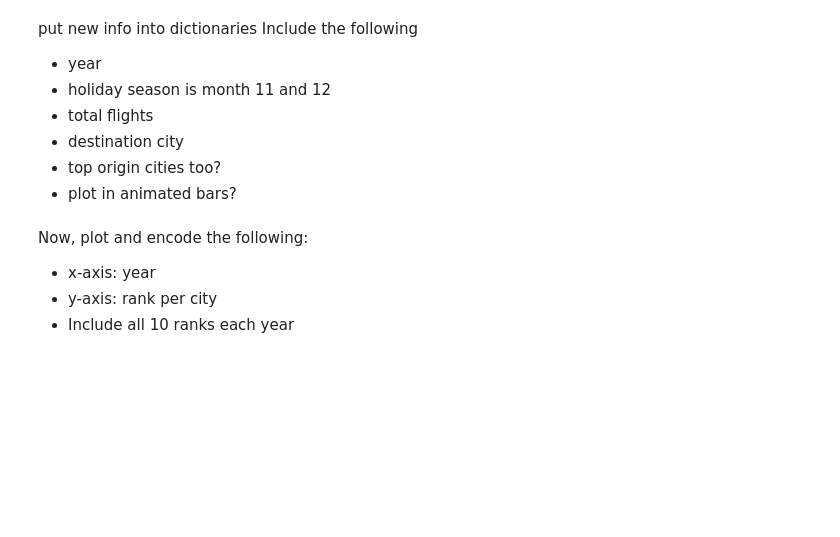
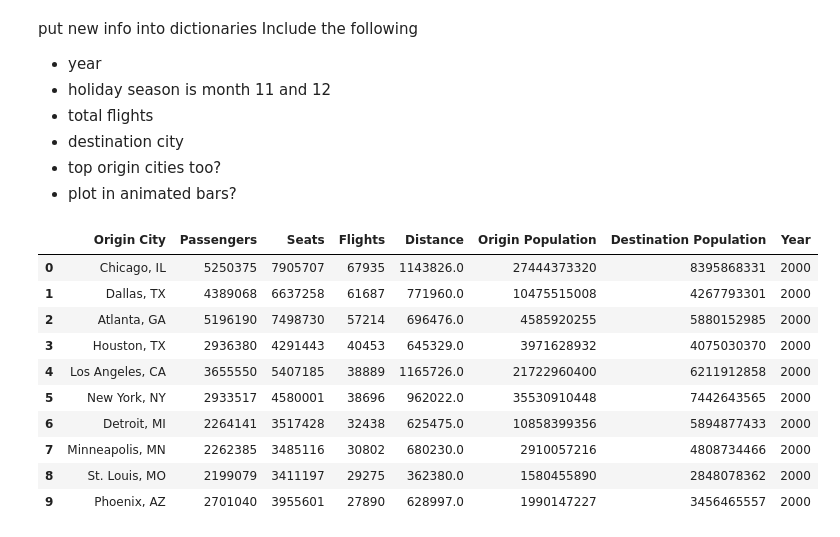
Before and after one commit to SpecCRA/swd_dec18_submission, a Jupyter notebook: exploration_script.ipynb, the cells around one changed output. Drawn from its saved outputs; the diff is of its cells as text; code cells hidden in the pictures; blank space fills up the shorter version.

Commit message:
finished submitted plots

```diff
--- a/exploration_script.ipynb
+++ b/exploration_script.ipynb
@@ -15,10 +15,10 @@ Be sure to make note of which computer you are on, so you don't get a file path
 # US domestic flights from 1990 to 2009
 
 # on Mini
-file_path = '/Users/mini/Documents/swd_challenges/dec_18_submission/chimps_16091-2010-08-03_17-08-31/flight_edges.tsv'
+#file_path = '/Users/mini/Documents/swd_challenges/dec_18_submission/chimps_16091-2010-08-03_17-08-31/flight_edges.tsv'
 
 # on MacBook
-#file_path = '/Users/benjaminxiao/Documents/swd_challenges/dec_18_submission/chimps_16091-2010-08-03_17-08-31/flight_edges.tsv'
+file_path = '/Users/benjaminxiao/Documents/swd_challenges/dec_18_submission/chimps_16091-2010-08-03_17-08-31/flight_edges.tsv'
 
 headers = ['Origin', 'Destination', 'Origin City', 'Destination City', 'Passengers', \
           'Seats', 'Flights', 'Distance', 'Fly Date', 'Origin Population' \
@@ -367,5 +367,0 @@ result_df = gather_data(2000, 2009, 'Origin City')
-# %% [markdown]
-Now, plot and encode the following:
-* x-axis: year
-* y-axis: rank per city
-* Include all 10 ranks each year
@@ -371,0 +376,15 @@ Now, plot and encode the following:
+# %%
+test = holiday_flights(df, 'Origin City', 2000)
+test
+# %% [output]
+|  | Origin City | Passengers | Seats | Flights | Distance | Origin Population | Destination Population | Year |
+| 0 | Chicago, IL | 5250375 | 7905707 | 67935 | 1143826.0 | 27444373320 | 8395868331 | 2000 |
+| 1 | Dallas, TX | 4389068 | 6637258 | 61687 | 771960.0 | 10475515008 | 4267793301 | 2000 |
+| 2 | Atlanta, GA | 5196190 | 7498730 | 57214 | 696476.0 | 4585920255 | 5880152985 | 2000 |
+| 3 | Houston, TX | 2936380 | 4291443 | 40453 | 645329.0 | 3971628932 | 4075030370 | 2000 |
+| 4 | Los Angeles, CA | 3655550 | 5407185 | 38889 | 1165726.0 | 21722960400 | 6211912858 | 2000 |
+| 5 | New York, NY | 2933517 | 4580001 | 38696 | 962022.0 | 35530910448 | 7442643565 | 2000 |
+| 6 | Detroit, MI | 2264141 | 3517428 | 32438 | 625475.0 | 10858399356 | 5894877433 | 2000 |
+| 7 | Minneapolis, MN | 2262385 | 3485116 | 30802 | 680230.0 | 2910057216 | 4808734466 | 2000 |
+| 8 | St. Louis, MO | 2199079 | 3411197 | 29275 | 362380.0 | 1580455890 | 2848078362 | 2000 |
+| 9 | Phoenix, AZ | 2701040 | 3955601 | 27890 | 628997.0 | 1990147227 | 3456465557 | 2000 |
```
Also changed, not shown: parts of 2 cells of this notebook, 1 other file.
